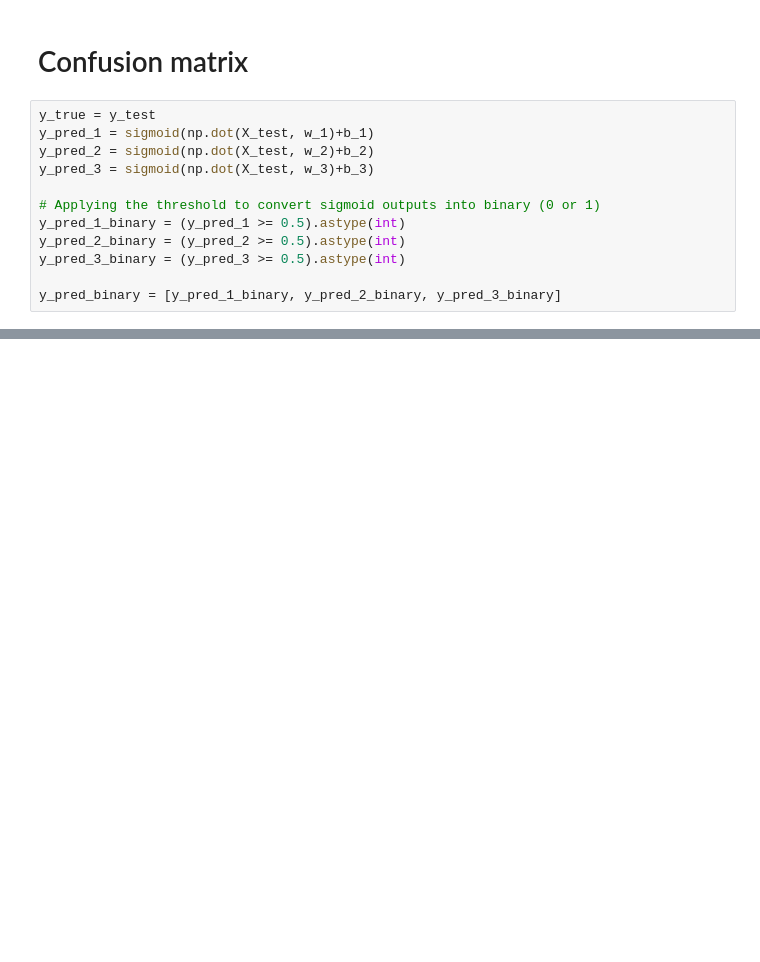
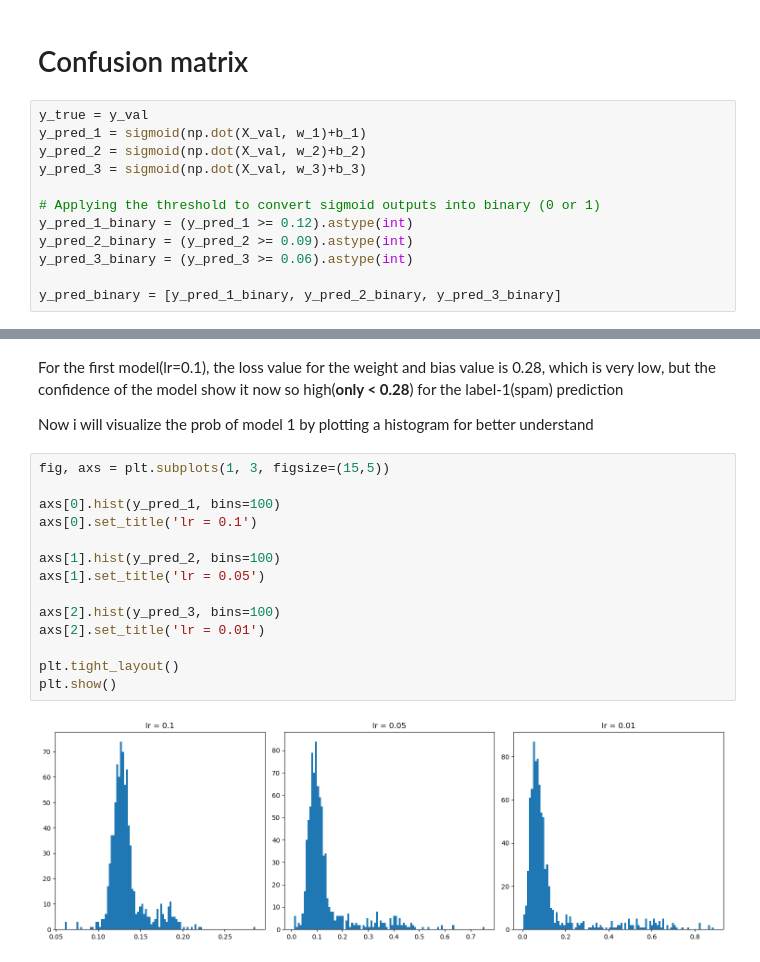
Before and after one commit to quangminh141005/Midterm_Machine_learning, a Jupyter notebook: Spam_mail/Spam_mail.ipynb, the cells around one changed output, grey strips where cells are left out. Saved outputs shown, nothing was run; the diff lists cells and outputs as text; blank space fills up the shorter version.

```diff
--- a/Spam_mail/Spam_mail.ipynb
+++ b/Spam_mail/Spam_mail.ipynb
@@ -292,14 +293,14 @@ Accuracy: 0.95695067264574
 # %% [markdown]
 # Confusion matrix
 # %%
-y_true = y_test
-y_pred_1 = sigmoid(np.dot(X_test, w_1)+b_1)
-y_pred_2 = sigmoid(np.dot(X_test, w_2)+b_2)
-y_pred_3 = sigmoid(np.dot(X_test, w_3)+b_3)
+y_true = y_val
+y_pred_1 = sigmoid(np.dot(X_val, w_1)+b_1)
+y_pred_2 = sigmoid(np.dot(X_val, w_2)+b_2)
+y_pred_3 = sigmoid(np.dot(X_val, w_3)+b_3)
 
 # Applying the threshold to convert sigmoid outputs into binary (0 or 1)
-y_pred_1_binary = (y_pred_1 >= 0.5).astype(int)
-y_pred_2_binary = (y_pred_2 >= 0.5).astype(int)
-y_pred_3_binary = (y_pred_3 >= 0.5).astype(int)
+y_pred_1_binary = (y_pred_1 >= 0.12).astype(int)
+y_pred_2_binary = (y_pred_2 >= 0.09).astype(int)
+y_pred_3_binary = (y_pred_3 >= 0.06).astype(int)
 
 y_pred_binary = [y_pred_1_binary, y_pred_2_binary, y_pred_3_binary]
@@ -322,0 +332,20 @@ cm3 = confusion_matrix(y_true, y_pred_3)
+# %% [markdown]
+For the first model(lr=0.1), the loss value for the weight and bias value is 0.28, which is very low, but the confidence of the model show it now so high(**only < 0.28**) for the label-1(spam) prediction
+
+Now i will visualize the prob of model 1 by plotting a histogram for better understand
+# %%
+fig, axs = plt.subplots(1, 3, figsize=(15,5))
+
+axs[0].hist(y_pred_1, bins=100)
+axs[0].set_title('lr = 0.1')
+
+axs[1].hist(y_pred_2, bins=100)
+axs[1].set_title('lr = 0.05')
+
+axs[2].hist(y_pred_3, bins=100)
+axs[2].set_title('lr = 0.01')
+
+plt.tight_layout()
+plt.show()
+# %% [output]
+[figure, added]
```
Also changed, not shown: parts of 13 cells of this notebook.
